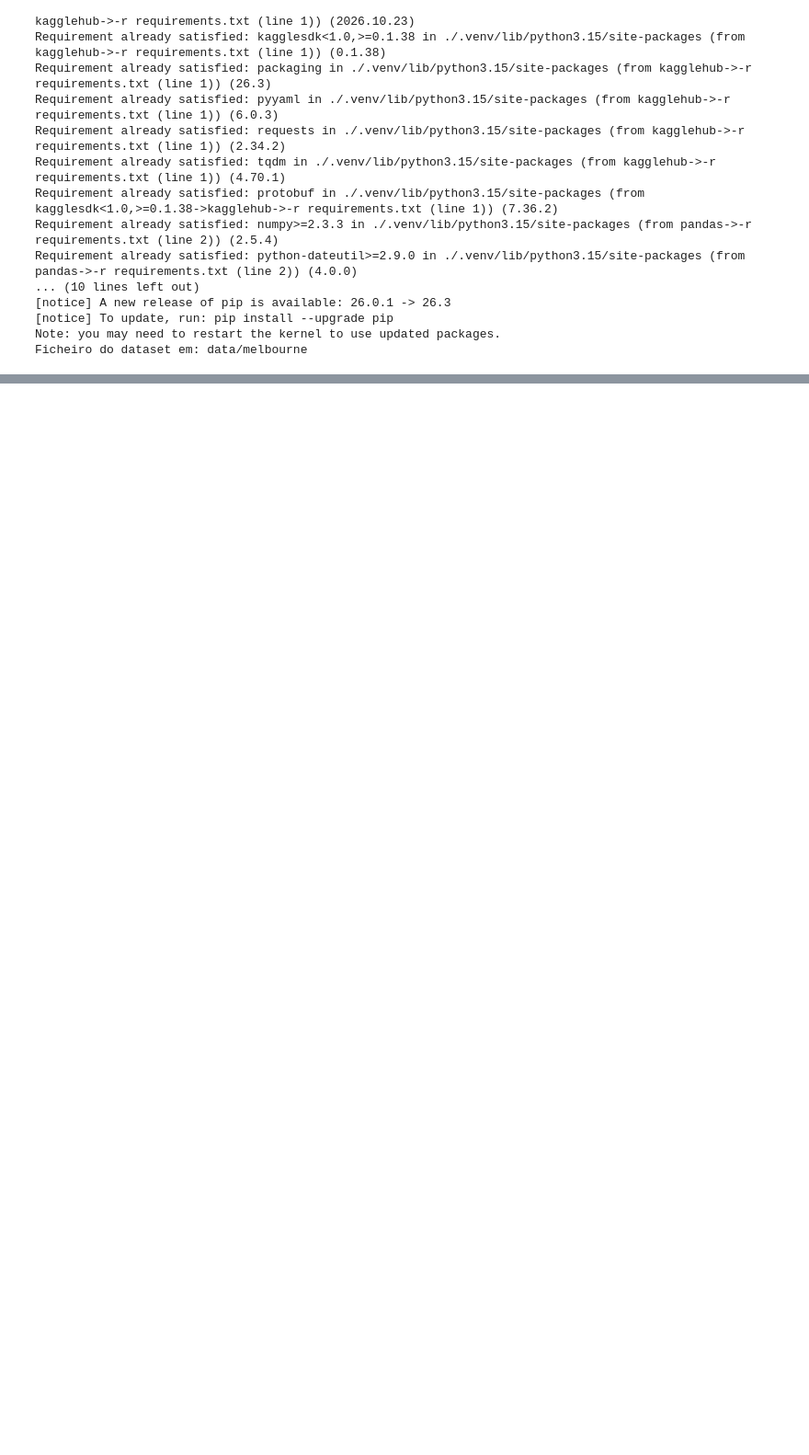
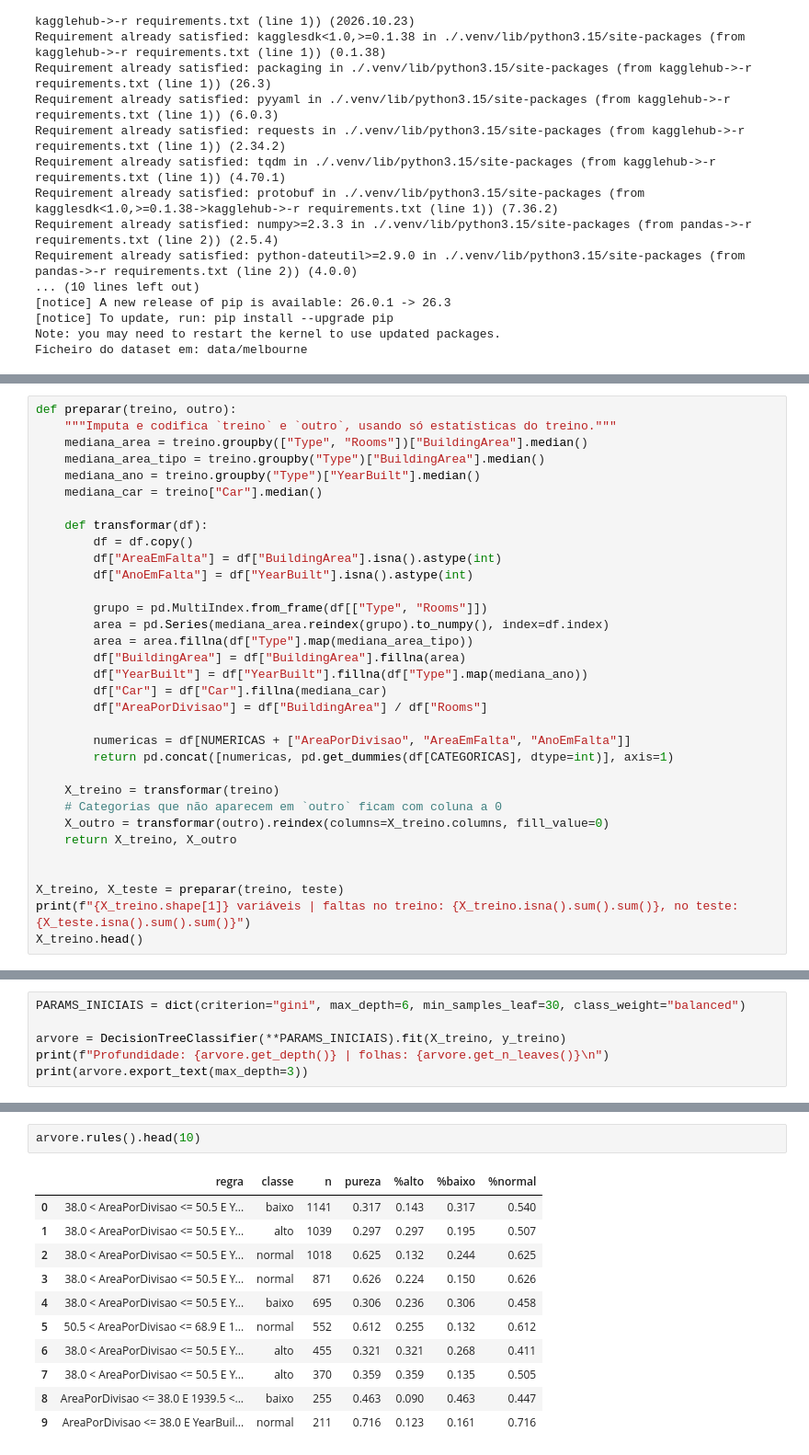
Before and after one commit to AnyTng/FAI26_P02_G09, a Jupyter notebook: 02_classify.ipynb, the cells around one changed output, grey strips where cells are left out. Shown at 92% size. Saved outputs shown, nothing was run; the diff lists cells and outputs as text; blank space fills up the shorter version.

```diff
--- a/02_classify.ipynb
+++ b/02_classify.ipynb
@@ -27,0 +121,33 @@ Ficheiro do dataset em: data/melbourne
+# %%
+def preparar(treino, outro):
+    """Imputa e codifica `treino` e `outro`, usando só estatísticas do treino."""
+    mediana_area = treino.groupby(["Type", "Rooms"])["BuildingArea"].median()
+    mediana_area_tipo = treino.groupby("Type")["BuildingArea"].median()
+    mediana_ano = treino.groupby("Type")["YearBuilt"].median()
+    mediana_car = treino["Car"].median()
+
+    def transformar(df):
+        df = df.copy()
+        df["AreaEmFalta"] = df["BuildingArea"].isna().astype(int)
+        df["AnoEmFalta"] = df["YearBuilt"].isna().astype(int)
+
+        grupo = pd.MultiIndex.from_frame(df[["Type", "Rooms"]])
+        area = pd.Series(mediana_area.reindex(grupo).to_numpy(), index=df.index)
+        area = area.fillna(df["Type"].map(mediana_area_tipo))
+        df["BuildingArea"] = df["BuildingArea"].fillna(area)
+        df["YearBuilt"] = df["YearBuilt"].fillna(df["Type"].map(mediana_ano))
+        df["Car"] = df["Car"].fillna(mediana_car)
+        df["AreaPorDivisao"] = df["BuildingArea"] / df["Rooms"]
+
+        numericas = df[NUMERICAS + ["AreaPorDivisao", "AreaEmFalta", "AnoEmFalta"]]
+        return pd.concat([numericas, pd.get_dummies(df[CATEGORICAS], dtype=int)], axis=1)
+
+    X_treino = transformar(treino)
+    # Categorias que não aparecem em `outro` ficam com coluna a 0
+    X_outro = transformar(outro).reindex(columns=X_treino.columns, fill_value=0)
+    return X_treino, X_outro
+
+
+X_treino, X_teste = preparar(treino, teste)
+print(f"{X_treino.shape[1]} variáveis | faltas no treino: {X_treino.isna().sum().sum()}, no teste: {X_teste.isna().sum().sum()}")
+X_treino.head()
@@ -27,0 +166,6 @@ Ficheiro do dataset em: data/melbourne
+# %%
+PARAMS_INICIAIS = dict(criterion="gini", max_depth=6, min_samples_leaf=30, class_weight="balanced")
+
+arvore = DecisionTreeClassifier(**PARAMS_INICIAIS).fit(X_treino, y_treino)
+print(f"Profundidade: {arvore.get_depth()} | folhas: {arvore.get_n_leaves()}\n")
+print(arvore.export_text(max_depth=3))
@@ -27,0 +269,14 @@ Ficheiro do dataset em: data/melbourne
+# %%
+arvore.rules().head(10)
+# %% [output]
+|  | regra | classe | n | pureza | %alto | %baixo | %normal |
+| 0 | 38.0 < AreaPorDivisao <= 50.5 E Y... | baixo | 1141 | 0.317 | 0.143 | 0.317 | 0.540 |
+| 1 | 38.0 < AreaPorDivisao <= 50.5 E Y... | alto | 1039 | 0.297 | 0.297 | 0.195 | 0.507 |
+| 2 | 38.0 < AreaPorDivisao <= 50.5 E Y... | normal | 1018 | 0.625 | 0.132 | 0.244 | 0.625 |
+| 3 | 38.0 < AreaPorDivisao <= 50.5 E Y... | normal | 871 | 0.626 | 0.224 | 0.150 | 0.626 |
+| 4 | 38.0 < AreaPorDivisao <= 50.5 E Y... | baixo | 695 | 0.306 | 0.236 | 0.306 | 0.458 |
+| 5 | 50.5 < AreaPorDivisao <= 68.9 E 1... | normal | 552 | 0.612 | 0.255 | 0.132 | 0.612 |
+| 6 | 38.0 < AreaPorDivisao <= 50.5 E Y... | alto | 455 | 0.321 | 0.321 | 0.268 | 0.411 |
+| 7 | 38.0 < AreaPorDivisao <= 50.5 E Y... | alto | 370 | 0.359 | 0.359 | 0.135 | 0.505 |
+| 8 | AreaPorDivisao <= 38.0 E 1939.5 <... | baixo | 255 | 0.463 | 0.090 | 0.463 | 0.447 |
+| 9 | AreaPorDivisao <= 38.0 E YearBuil... | normal | 211 | 0.716 | 0.123 | 0.161 | 0.716 |
```
Also changed, not shown: parts of 40 cells of this notebook, 2 other files.
